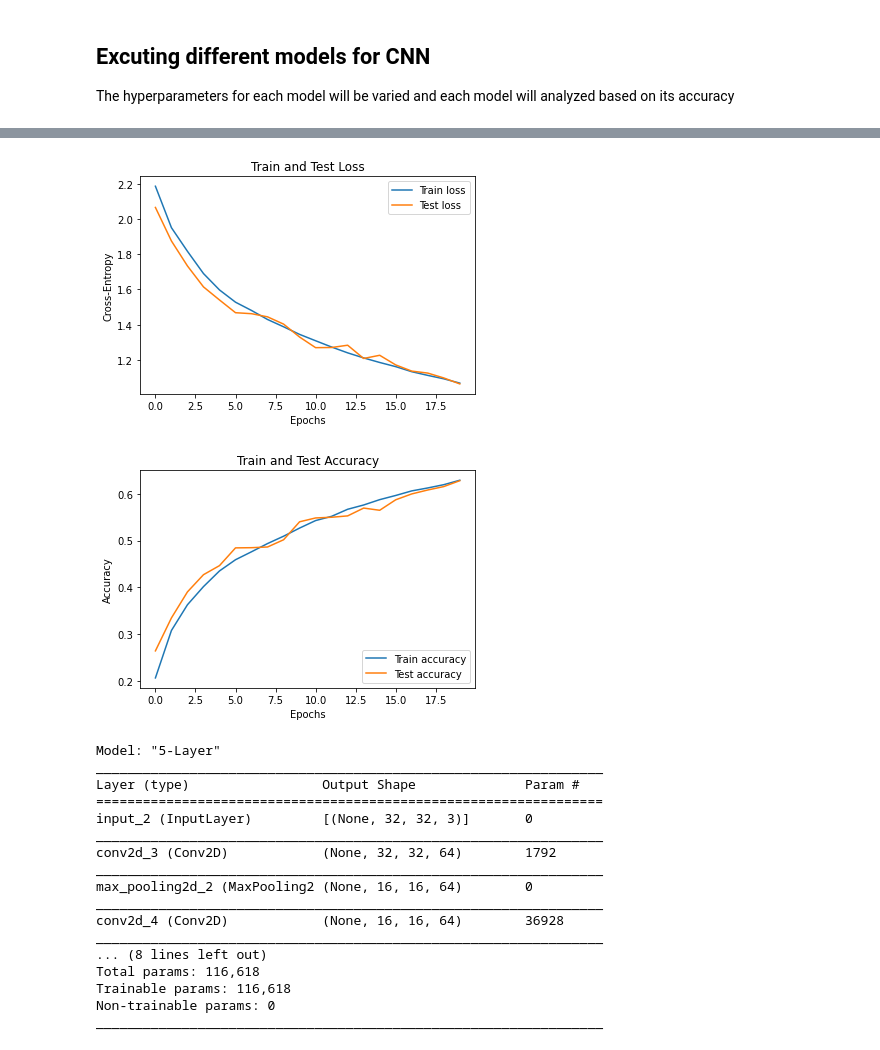
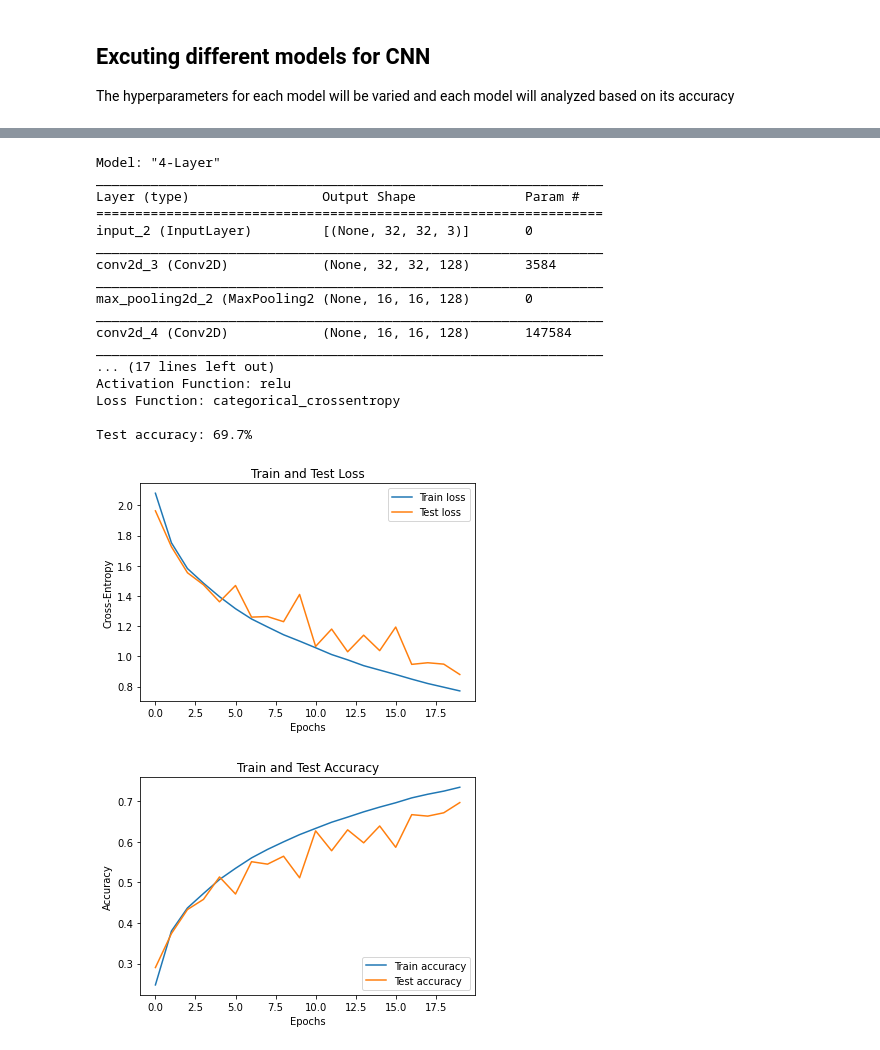
Before and after one commit to peeeyow/CIFAR10-MLP-CNN, a Jupyter notebook: CIFAR10 Classification using MLP and CNN.ipynb, the cells around one changed output, grey strips where cells are left out. Saved outputs shown, nothing was run; the diff lists cells and outputs as text; code cells hidden in the pictures.

```diff
--- a/CIFAR10 Classification using MLP and CNN.ipynb
+++ b/CIFAR10 Classification using MLP and CNN.ipynb
@@ -320,25 +351,36 @@ Test accuracy: 62.8%
-# %%
-model1.plotCrossEntrophy()
-model1.plotAccuracy()
-model1.printModelSummary()
-model1.printModelPlot()
-# %% [output]
-[figure, removed]
-[figure, removed]
-Model: "5-Layer"
-_________________________________________________________________
-Layer (type)                 Output Shape              Param #
-=================================================================
-input_2 (InputLayer)         [(None, 32, 32, 3)]       0
-_________________________________________________________________
-conv2d_3 (Conv2D)            (None, 32, 32, 64)        1792
-_________________________________________________________________
-max_pooling2d_2 (MaxPooling2 (None, 16, 16, 64)        0
-_________________________________________________________________
-conv2d_4 (Conv2D)            (None, 16, 16, 64)        36928
-_________________________________________________________________
-... (8 lines left out)
-Total params: 116,618
-Trainable params: 116,618
-Non-trainable params: 0
-_________________________________________________________________
+# %%
+batch_size = 64
+kernel_size = 3
+filters = 128
+epochs = 20
+loss = 'categorical_crossentropy'
+activation = 'relu'
+
+model1 = CNN(batch_size, kernel_size, filters,
+                    epochs, activation, loss, xTrain, yTrain, xTest, yTest)
+model1.model4L()
+model1.printModelSummary()
+model1.run()
+model1.plotCrossEntrophy()
+model1.plotAccuracy()
+model1.printModelPlot()
+# %% [output]
+Model: "4-Layer"
+_________________________________________________________________
+Layer (type)                 Output Shape              Param #
+=================================================================
+input_2 (InputLayer)         [(None, 32, 32, 3)]       0
+_________________________________________________________________
+conv2d_3 (Conv2D)            (None, 32, 32, 128)       3584
+_________________________________________________________________
+max_pooling2d_2 (MaxPooling2 (None, 16, 16, 128)       0
+_________________________________________________________________
+conv2d_4 (Conv2D)            (None, 16, 16, 128)       147584
+_________________________________________________________________
+... (17 lines left out)
+Activation Function: relu
+Loss Function: categorical_crossentropy
+
+Test accuracy: 69.7%
+[figure, added]
+[figure, added]
```
Also changed, not shown: parts of 4 cells of this notebook, 1 other file.
